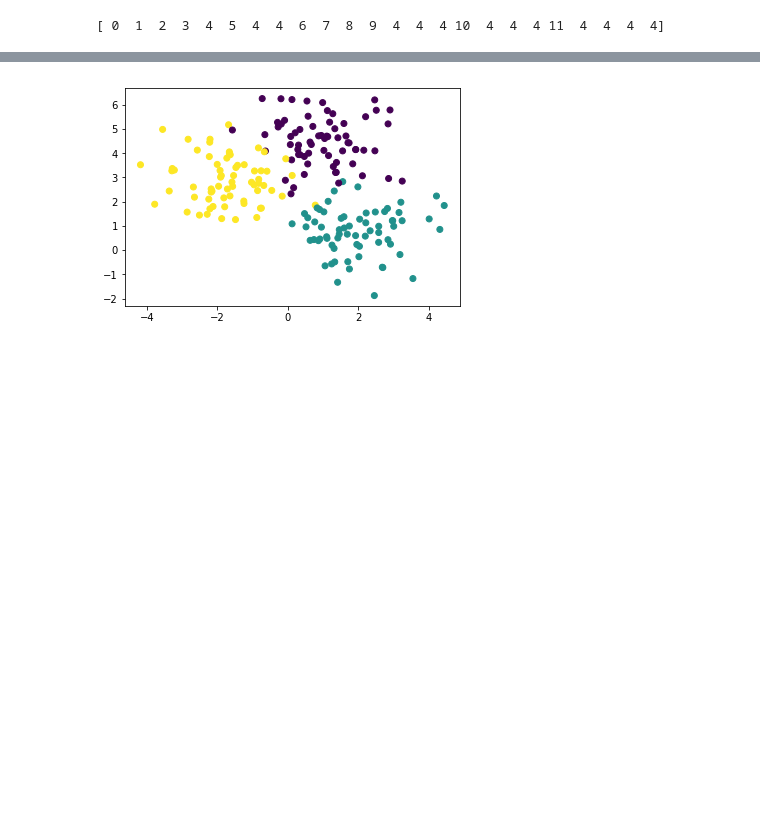
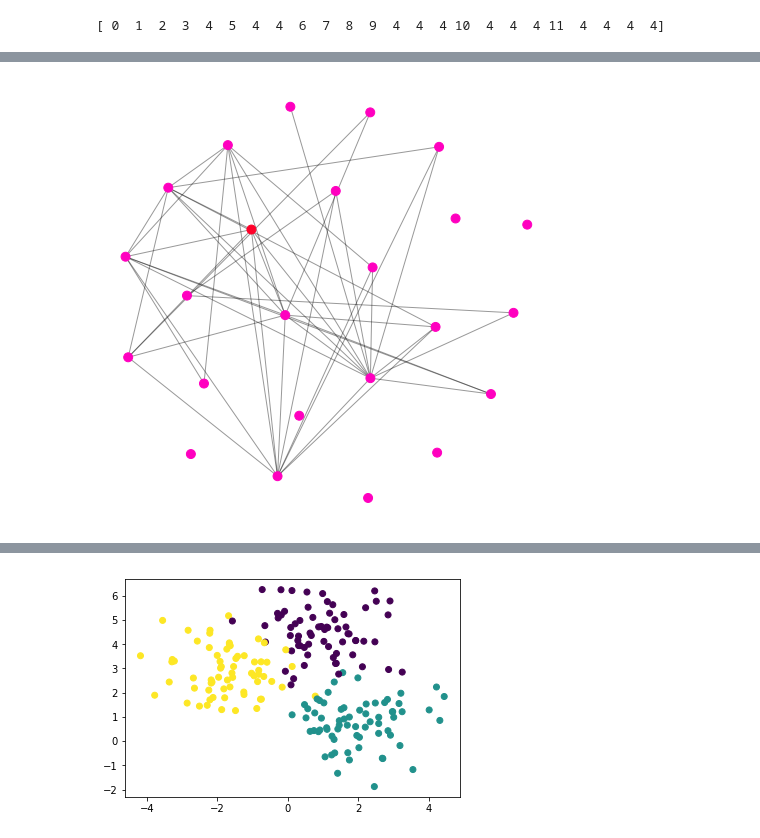
Before and after one commit to joachimwolff/scHiCExplorer, a Jupyter notebook: clustering.ipynb, the cells around one changed output, grey strips where cells are left out. Cells and saved outputs as stored; diff of their text form; code cells hidden in the pictures; blank space fills up the shorter version.

```diff
--- a/clustering.ipynb
+++ b/clustering.ipynb
@@ -151,0 +248,2 @@ lda_transformed
+# %%
+max_degree = sorted(elarge, key=lambda x: x[1], reverse=True)
@@ -151,0 +270,4 @@ lda_transformed
+# %%
+p = dict(nx.single_source_shortest_path_length(G, max_degree))
+# %%
+elarge = [(u, v) for (u, v, d) in G.edges(data=True) if d['weight'] > 0.8]
@@ -151,0 +293,15 @@ lda_transformed
+# %%
+pos = nx.spring_layout(G, k=1)
+plt.figure(figsize=(8, 8))
+nx.draw_networkx_edges(G, pos, nodelist=[0], edgelist=elarge, alpha=0.4)
+nx.draw_networkx_nodes(G, pos, nodelist=list(p.keys()),
+                       node_size=80,
+                       node_color=list(p.values()),
+                       cmap=plt.cm.gist_rainbow)
+
+# plt.xlim(-0.05, 1.05)
+# plt.ylim(-0.05, 1.05)
+plt.axis('off')
+plt.show()
+# %% [output]
+[figure, added]
```
Also changed, not shown: parts of 22 cells of this notebook, 3 other files.
